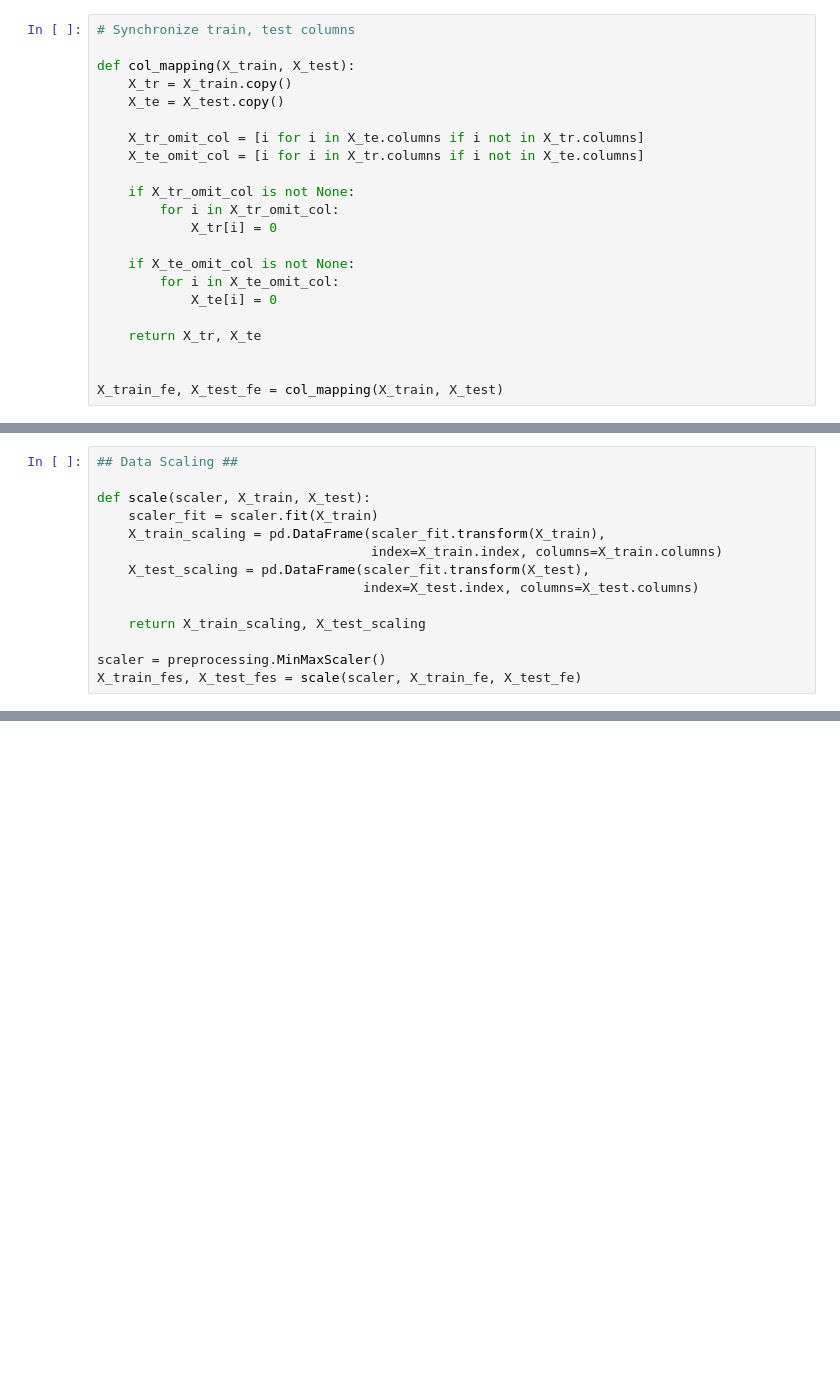
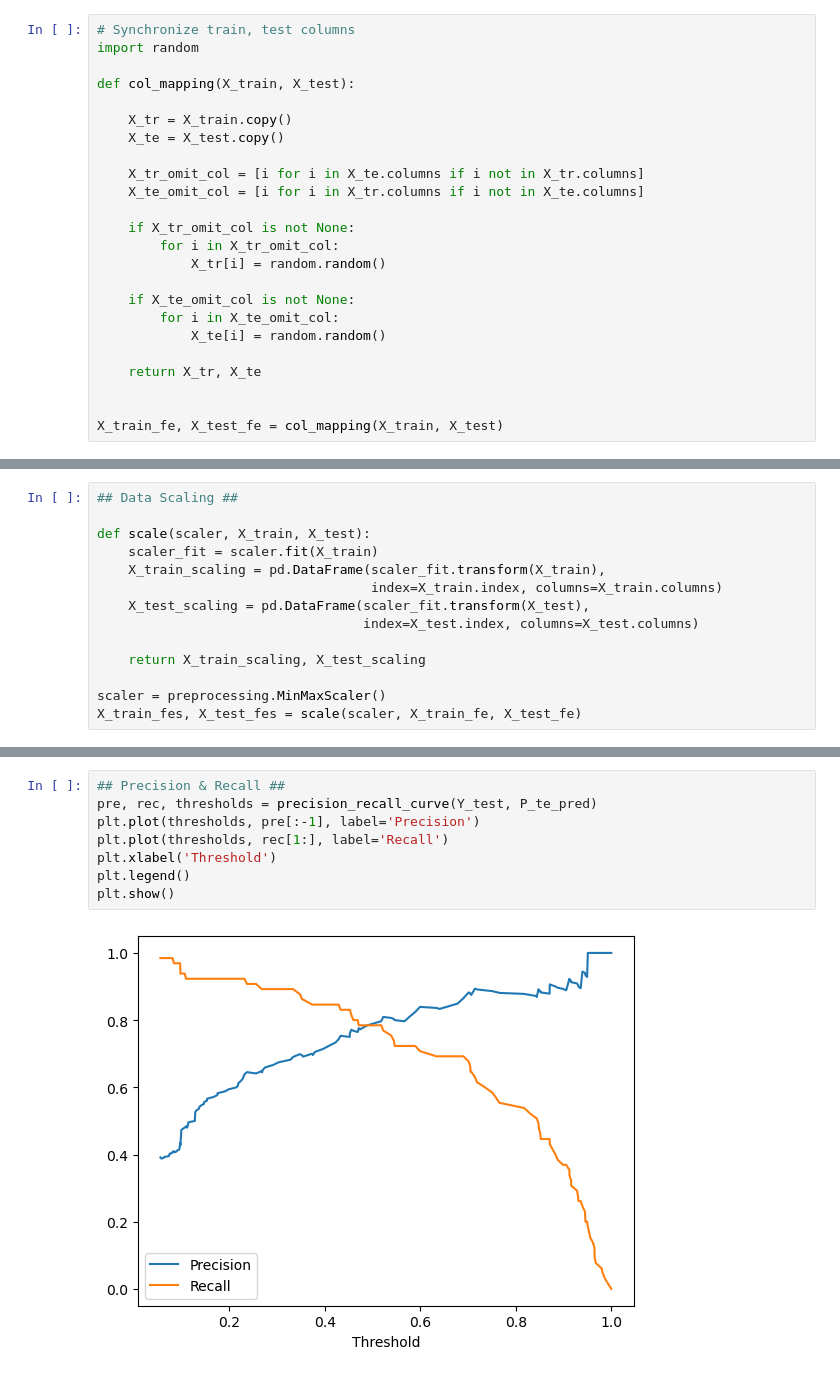
Before and after one commit to ihobbang250/TIL, a Jupyter notebook: Python/Data Science/LogisticReg.ipynb, the cells around one changed output, grey strips where cells are left out. Drawn from its saved outputs; the diff is of its cells as text; blank space fills up the shorter version.

```diff
--- a/Python/Data Science/LogisticReg.ipynb
+++ b/Python/Data Science/LogisticReg.ipynb
@@ -173,8 +161,10 @@ for i in onehot_colname:
         X_test = pd.get_dummies(X_test, columns=[i], drop_first=True)
 # %%
 # Synchronize train, test columns
+import random
 
 def col_mapping(X_train, X_test):
+
     X_tr = X_train.copy()
     X_te = X_test.copy()
 
@@ -183,11 +173,11 @@ def col_mapping(X_train, X_test):
 
     if X_tr_omit_col is not None:
         for i in X_tr_omit_col:
-            X_tr[i] = 0
+            X_tr[i] = random.random()
 
     if X_te_omit_col is not None:
         for i in X_te_omit_col:
-            X_te[i] = 0
+            X_te[i] = random.random()
 
     return X_tr, X_te
 
@@ -257,0 +310,10 @@ LinAlgError: Singular matrix
+# %%
+## Precision & Recall ##
+pre, rec, thresholds = precision_recall_curve(Y_test, P_te_pred)
+plt.plot(thresholds, pre[:-1], label='Precision')
+plt.plot(thresholds, rec[1:], label='Recall')
+plt.xlabel('Threshold')
+plt.legend()
+plt.show()
+# %% [output]
+[figure, added]
```
Also changed, not shown: parts of 10 cells of this notebook.
